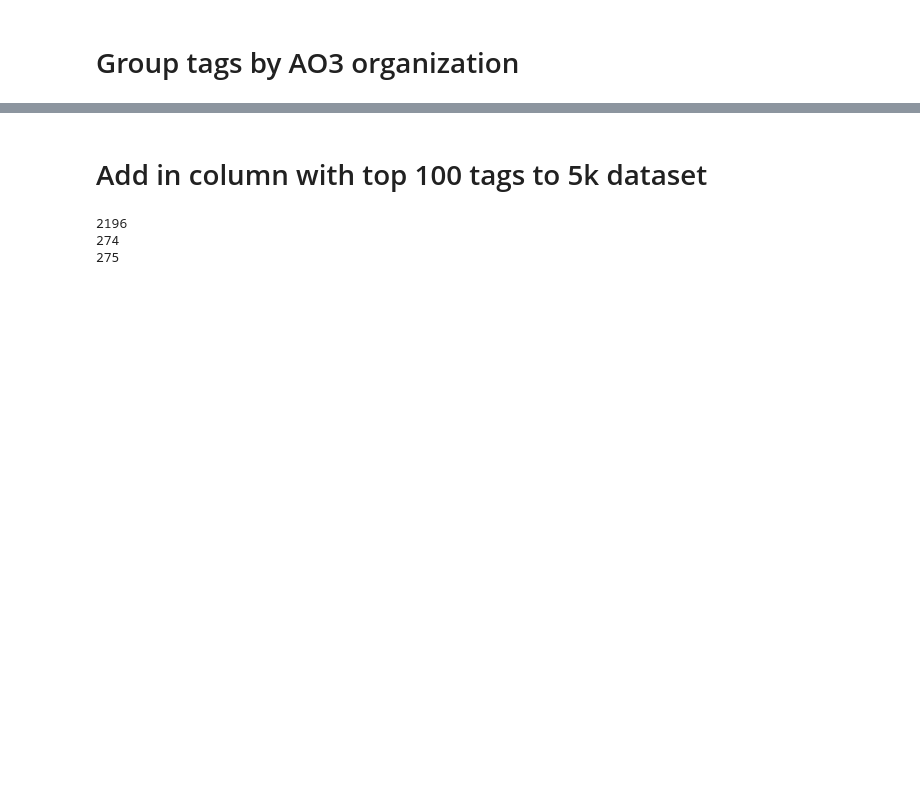
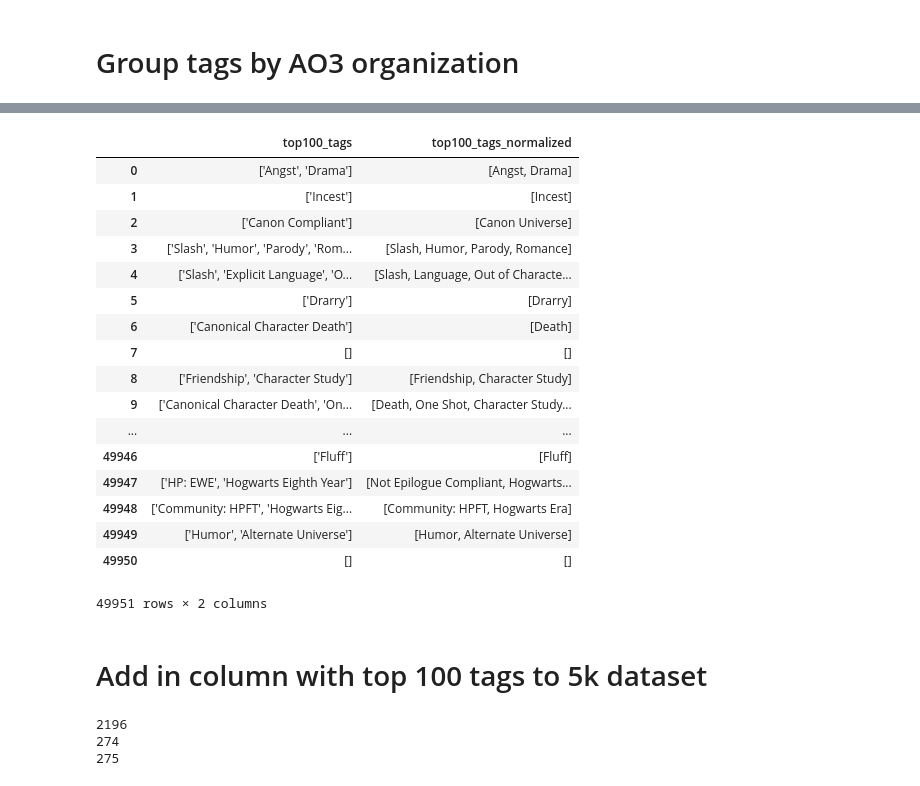
Before and after one commit to michaelmilleryoder/fanfiction-scripts, a Jupyter notebook: jupyter/acl2019_fanfiction_data.ipynb, the cells around one changed output, grey strips where cells are left out. Cells and saved outputs as stored; diff of their text form; code cells hidden in the pictures; blank space fills up the shorter version.

Commit message:
Normalize tags

```diff
--- a/jupyter/acl2019_fanfiction_data.ipynb
+++ b/jupyter/acl2019_fanfiction_data.ipynb
@@ -25,6 +31,0 @@ for fold in ['train', 'dev', 'test']:
-# %%
-# Load metadata
-metadata = pd.read_csv('/usr2/scratch/fanfic/ao3_harrypotter_text/stories.csv')
-# metadata.fic_id.dtype
-print(len(metadata))
-print(metadata.columns)
@@ -39,12 +32,9 @@ Index(['fic_id', 'title', 'author', 'author_key', 'rating', 'category',
 # %%
 # Get tags for folds
 tags = {}
-metadata_split = {}
 
-for fold in ['train', 'dev']:
-    metadata_split[fold] = metadata.loc[metadata['fic_id'].isin(fic_ids[fold]), ['fic_id', 'additional tags']]
-
-    tags[fold] = metadata_split[fold].set_index('fic_id').to_dict()['additional tags']
+for fold in ['train', 'dev', 'test']:
+    tags[fold] = metadata[fold].set_index('fic_id').to_dict()['additional tags']
     print(len(tags[fold].keys()))
 
     tags[fold] = {key: [tag for tag in eval(val)] for key,val in tags[fold].items()}
@@ -115,0 +162,14 @@ if 'Mergers' in
+# %%
+from pprint import pprint
+# toplevel_metatags = [el.li for el in soup.find('h3', string='Meta tags:').next_sibling.next_sibling.find_all('li')] # super metadata
+# toplevel_metatags = [el for el in soup.find('h3', string='Meta tags:').next_sibling.next_sibling.find_all('li')] # super metadata
+all_metatags = [el.text for el in soup.find('h3', string='Meta tags:').next_sibling.next_sibling.find_all('a', {'class': 'tag'})]
+toplevel_metatags = set([el.a.text for el in soup.find('h3', string='Meta tags:').next_sibling.next_sibling.find_all('ul')])
+rm_indices = [i-1 for i, tag in enumerate(all_metatags) if tag in toplevel_metatags]
+pprint(toplevel_metatags)
+pprint(all_metatags)
+print(rm_indices)
+
+# # Remove bottom-level metatags if have a corresponding toplevel
+metatags = set([tag for i, tag in enumerate(all_metatags) if not i in rm_indices])
+metatags
@@ -115,0 +233,25 @@ if 'Mergers' in
+# %%
+for fold in ['train', 'dev', 'test']:
+    metadata[fold]['top100_tags_normalized'] = metadata[fold]['top100_tags'].map(lambda x: [t for l in [metatags[tag] for tag in eval(x) if isinstance(x, str)] for t in l])
+# %%
+pd.set_option('display.max_colwidth', -1)
+metadata['train'].loc[:, ['top100_tags', 'top100_tags_normalized']]
+# %% [output]
+|  | top100_tags | top100_tags_normalized |
+| 0 | ['Angst', 'Drama'] | [Angst, Drama] |
+| 1 | ['Incest'] | [Incest] |
+| 2 | ['Canon Compliant'] | [Canon Universe] |
+| 3 | ['Slash', 'Humor', 'Parody', 'Rom... | [Slash, Humor, Parody, Romance] |
+| 4 | ['Slash', 'Explicit Language', 'O... | [Slash, Language, Out of Characte... |
+| 5 | ['Drarry'] | [Drarry] |
+| 6 | ['Canonical Character Death'] | [Death] |
+| 7 | [] | [] |
+| 8 | ['Friendship', 'Character Study'] | [Friendship, Character Study] |
+| 9 | ['Canonical Character Death', 'On... | [Death, One Shot, Character Study... |
+| ... | ... | ... |
+| 49946 | ['Fluff'] | [Fluff] |
+| 49947 | ['HP: EWE', 'Hogwarts Eighth Year'] | [Not Epilogue Compliant, Hogwarts... |
+| 49948 | ['Community: HPFT', 'Hogwarts Eig... | [Community: HPFT, Hogwarts Era] |
+| 49949 | ['Humor', 'Alternate Universe'] | [Humor, Alternate Universe] |
+| 49950 | [] | [] |
+49951 rows × 2 columns
```
Also changed, not shown: parts of 15 cells of this notebook, 3 other files.
